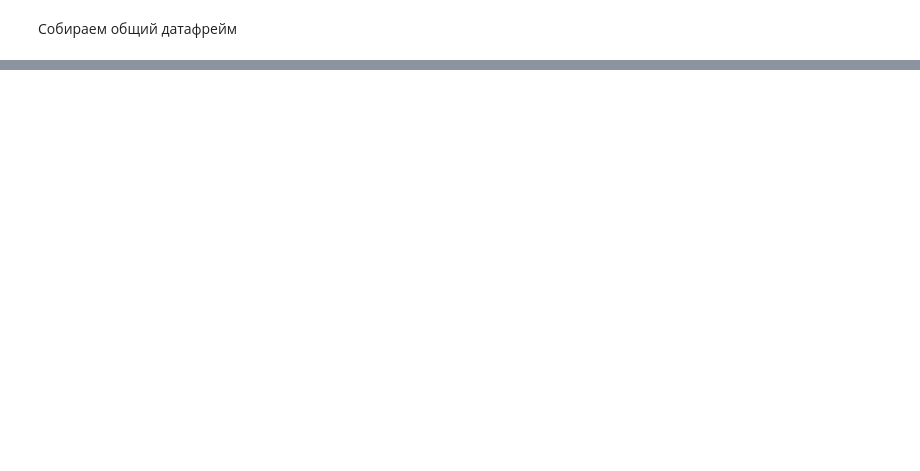
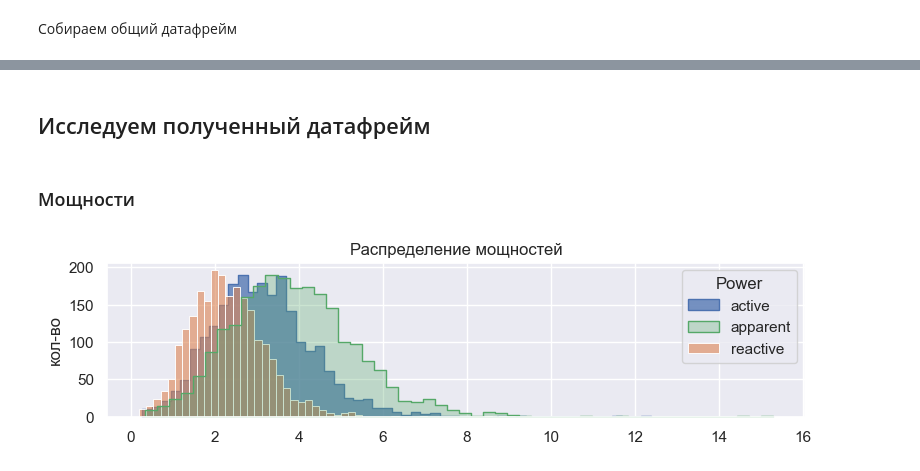
Before and after one commit to alex-blessed/YandexP-projects, a Jupyter notebook: Steel.ipynb, the cells around one changed output, grey strips where cells are left out. Cells and saved outputs as stored; diff of their text form; code cells hidden in the pictures; blank space fills up the shorter version.

Commit message:
researched df_general

```diff
--- a/Steel.ipynb
+++ b/Steel.ipynb
@@ -744,0 +744,16 @@ None
+# %% [markdown]
+## Исследуем полученный датафрейм
+# %% [markdown]
+### Мощности
+# %%
+plt.figure(figsize=(9, 2))
+fig = sns.histplot(df_general['active power'], label='active', element="step")
+fig = sns.histplot(df_general['reactive power'], label='reactive', alpha=0.6)
+fig = sns.histplot(df_general['apparent power'], label='apparent', element="step", alpha=0.3)
+plt.ylabel('кол-во')
+plt.xlabel('')
+plt.title('Распределение мощностей')
+plt.legend(title='Power')
+plt.show()
+# %% [output]
+[figure, added]
```
Also changed, not shown: parts of 10 cells of this notebook.
